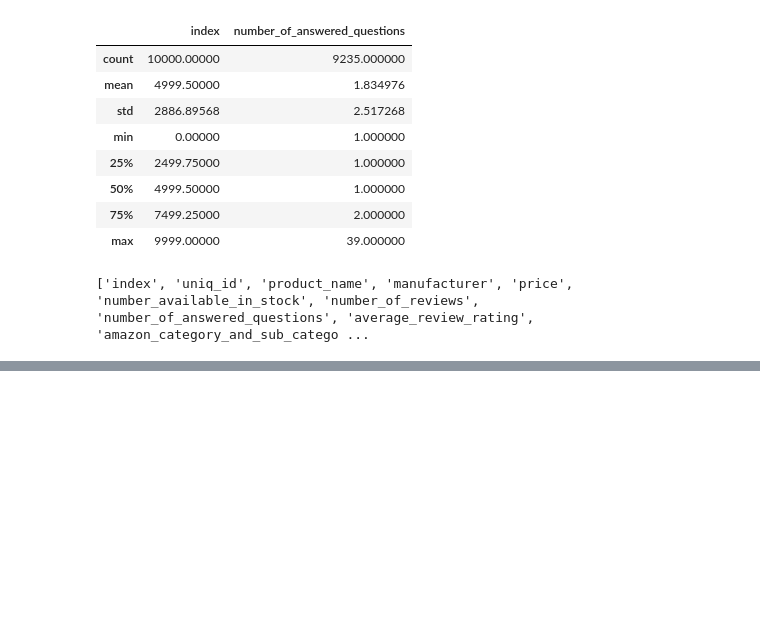
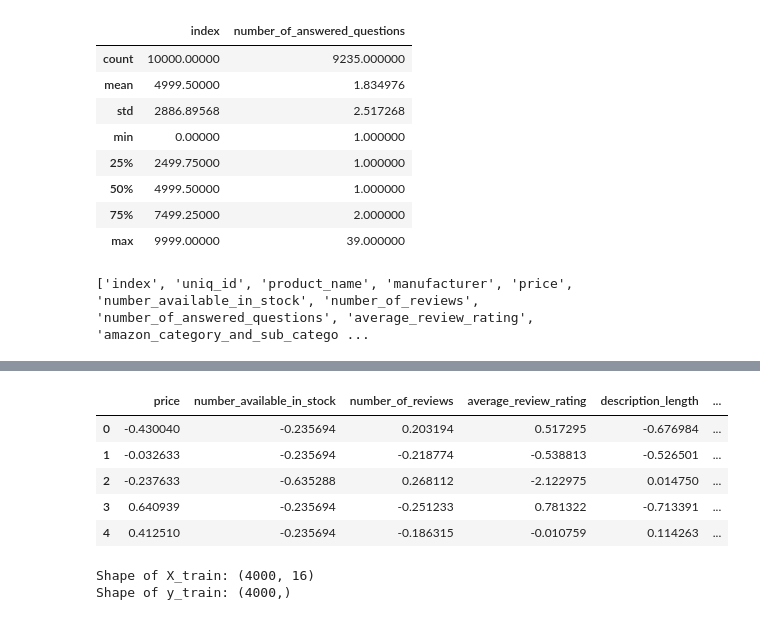
Before and after one commit to asanskruti/return_risk, a Jupyter notebook: notebooks/test1.ipynb, the cells around one changed output, grey strips where cells are left out. Saved outputs shown, nothing was run; the diff lists cells and outputs as text; code cells hidden in the pictures; blank space fills up the shorter version.

```diff
--- a/notebooks/test1.ipynb
+++ b/notebooks/test1.ipynb
@@ -372,10 +108,0 @@ LogisticRegression(max_iter=5000)
-# %%
-# Get probability of return
-df['return_probability'] = model.predict_proba(X)[:, 1]
-
-# Map to Low, Medium, High
-df['return_risk'] = pd.cut(
-    df['return_probability'],
-    bins=[0, 0.3, 0.7, 1.0],
-    labels=['Low', 'Medium', 'High']
-)
@@ -525,0 +323,65 @@ Logistic Regression is a good starting point, but other models might capture dif
+# %%
+from sklearn.preprocessing import StandardScaler
+
+# Identify numerical columns to scale
+numerical_cols = [
+    'price',
+    'number_available_in_stock',
+    'number_of_reviews',
+    'average_review_rating',
+    'description_length',
+    'cross_sell_length',
+    'review_sentiment',
+    'number_of_answered_questions'
+]
+
+# Drop columns that are not in the DataFrame
+numerical_cols = [col for col in numerical_cols if col in train_data.columns]
+
+# Initialize the scaler
+scaler = StandardScaler()
+
+# Apply scaling to the numerical columns of train_data
+train_data[numerical_cols] = scaler.fit_transform(train_data[numerical_cols])
+
+display(train_data[numerical_cols].head())
+# %% [output]
+|  | price | number_available_in_stock | number_of_reviews | average_review_rating | description_length | ... |
+| 0 | -0.430040 | -0.235694 | 0.203194 | 0.517295 | -0.676984 | ... |
+| 1 | -0.032633 | -0.235694 | -0.218774 | -0.538813 | -0.526501 | ... |
+| 2 | -0.237633 | -0.635288 | 0.268112 | -2.122975 | 0.014750 | ... |
+| 3 | 0.640939 | -0.235694 | -0.251233 | 0.781322 | -0.713391 | ... |
+| 4 | 0.412510 | -0.235694 | -0.186315 | -0.010759 | 0.114263 | ... |
+# %%
+# Define features (X) and target (y) for the training data
+features = [
+    'price',
+    'number_available_in_stock',
+    'number_of_reviews',
+    'number_of_answered_questions',
+    'average_review_rating',
+    'review_sentiment',
+    'description_length',
+    'cross_sell_length',
+    'rating_bin_num',
+    'category_risk_num',
+    'description_bin_num',
+    'known_brand',
+    'engagement_num',
+    'sentiment_Negative',
+    'sentiment_Neutral',
+    'sentiment_Positive'
+]
+
+# Drop features that are not in the DataFrame
+features = [col for col in features if col in train_data.columns]
+
+
+X_train = train_data[features]
+y_train = train_data['return_status']
+
+print("Shape of X_train:", X_train.shape)
+print("Shape of y_train:", y_train.shape)
+# %% [output]
+Shape of X_train: (4000, 16)
+Shape of y_train: (4000,)
```
Also changed, not shown: parts of 50 cells of this notebook.
